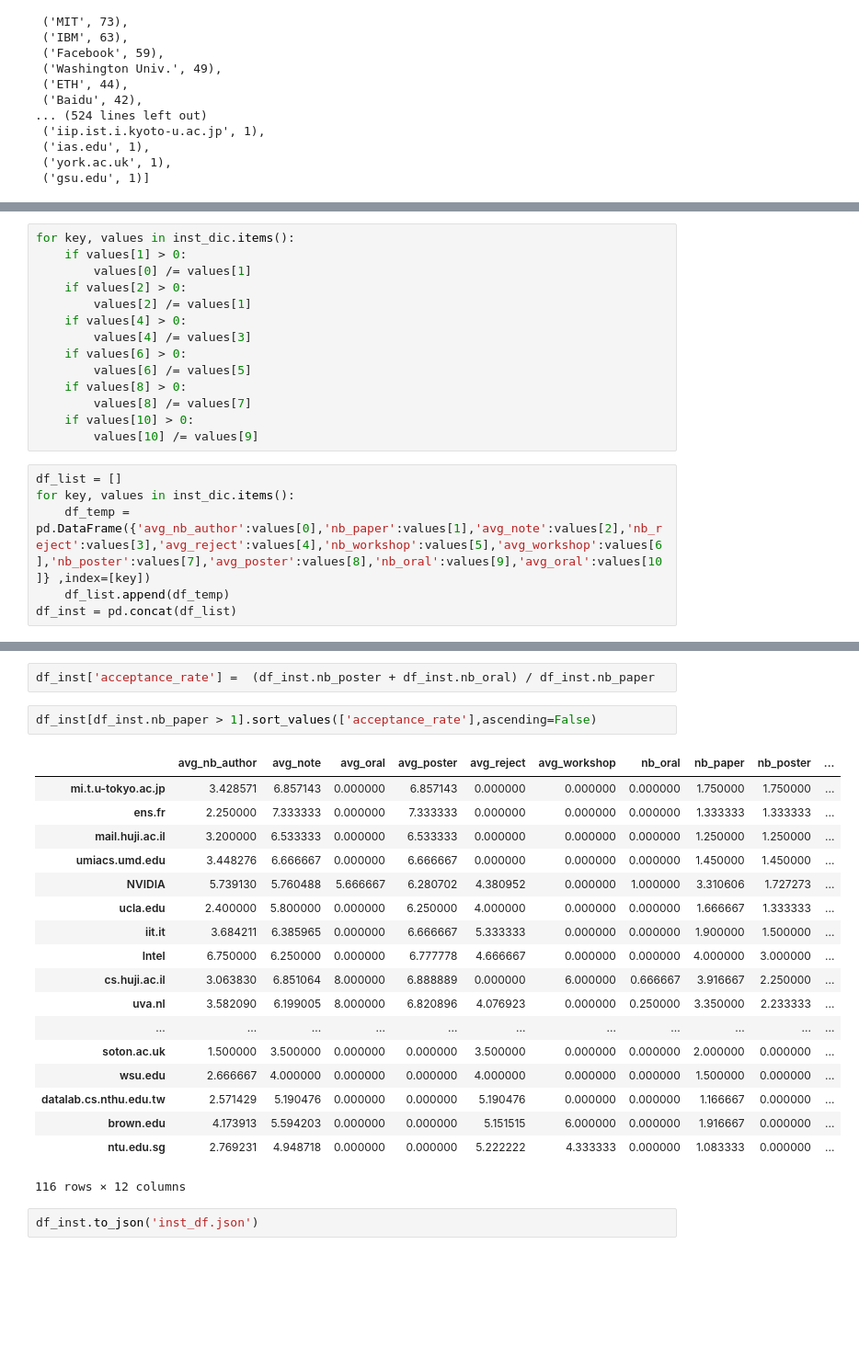
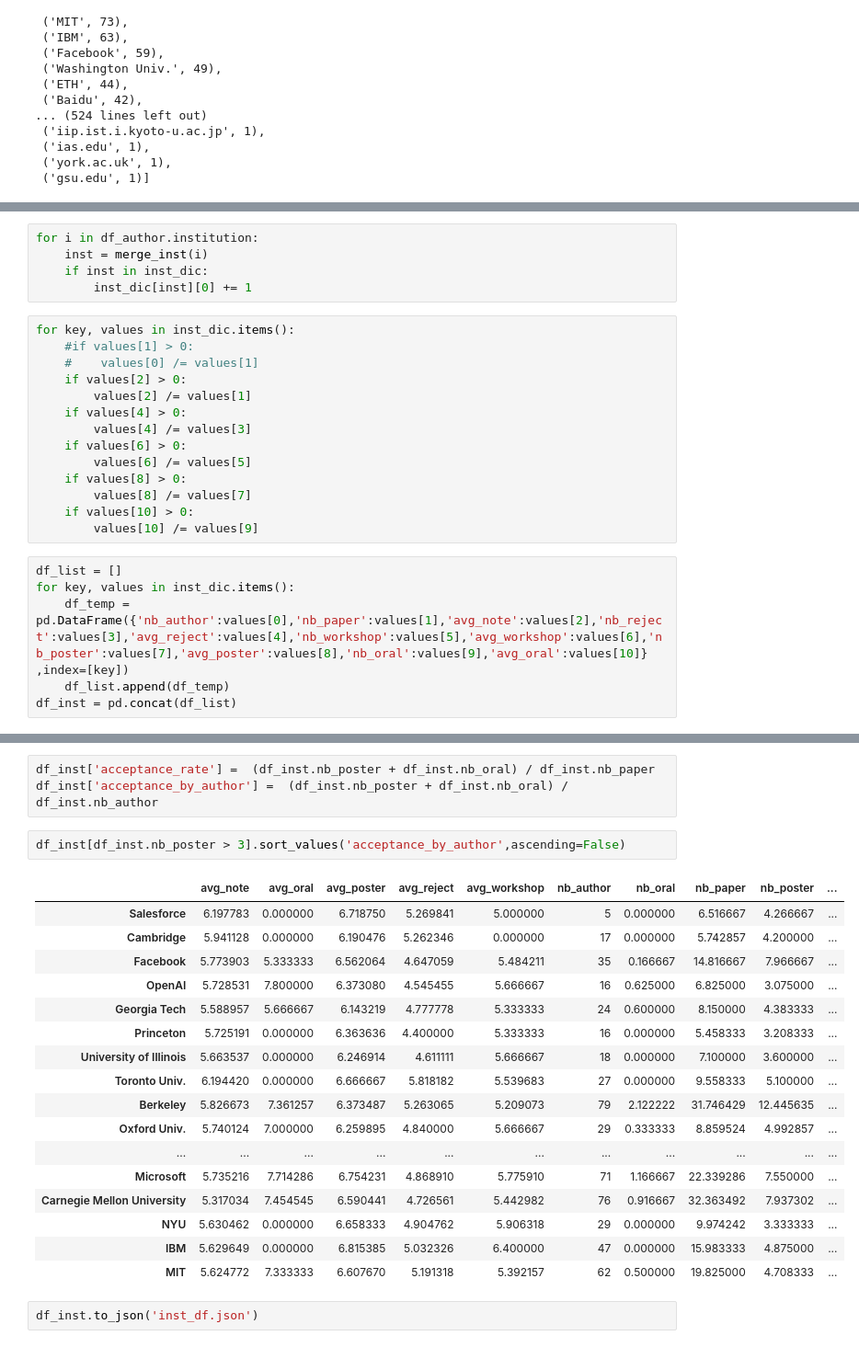
Before and after one commit to pajotarthur/ICLR_data, a Jupyter notebook: add_paper_origin.ipynb, the cells around one changed output, grey strips where cells are left out. Shown at 92% size. Saved outputs shown, nothing was run; the diff lists cells and outputs as text; blank space fills up the shorter version.

Commit message:
add data

```diff
--- a/add_paper_origin.ipynb
+++ b/add_paper_origin.ipynb
@@ -219,7 +250,12 @@ for inst_list,review, decision in zip(df.author,df.review, df.decision):
+# %%
+for i in df_author.institution:
+    inst = merge_inst(i)
+    if inst in inst_dic:
+        inst_dic[inst][0] += 1
 # %%
 for key, values in inst_dic.items():
-    if values[1] > 0:
-        values[0] /= values[1]
+    #if values[1] > 0:
+    #    values[0] /= values[1]
     if values[2] > 0:
         values[2] /= values[1]
     if values[4] > 0:
@@ -233,7 +269,7 @@ for key, values in inst_dic.items():
 # %%
 df_list = []
 for key, values in inst_dic.items():
-    df_temp = pd.DataFrame({'avg_nb_author':values[0],'nb_paper':values[1],'avg_note':values[2],'nb_reject':values[3],'avg_reject':values[4],'nb_workshop':values[5],'avg_workshop':values[6],'nb_poster':values[7],'avg_poster':values[8],'nb_oral':values[9],'avg_oral':values[10]} ,index=[key])
+    df_temp = pd.DataFrame({'nb_author':values[0],'nb_paper':values[1],'avg_note':values[2],'nb_reject':values[3],'avg_reject':values[4],'nb_workshop':values[5],'avg_workshop':values[6],'nb_poster':values[7],'avg_poster':values[8],'nb_oral':values[9],'avg_oral':values[10]} ,index=[key])
     df_list.append(df_temp)
 df_inst = pd.concat(df_list)
 # %%
@@ -302,26 +338,26 @@ df_inst.sort_values(['avg_nb_author'],ascending=False)
 # %%
 df_inst['acceptance_rate'] =  (df_inst.nb_poster + df_inst.nb_oral) / df_inst.nb_paper
+df_inst['acceptance_by_author'] =  (df_inst.nb_poster + df_inst.nb_oral) / df_inst.nb_author
 # %%
-df_inst[df_inst.nb_paper > 1].sort_values(['acceptance_rate'],ascending=False)
+df_inst[df_inst.nb_poster > 3].sort_values('acceptance_by_author',ascending=False)
 # %% [output]
-|  | avg_nb_author | avg_note | avg_oral | avg_poster | avg_reject | avg_workshop | nb_oral | nb_paper | nb_poster | ... |
-| mi.t.u-tokyo.ac.jp | 3.428571 | 6.857143 | 0.000000 | 6.857143 | 0.000000 | 0.000000 | 0.000000 | 1.750000 | 1.750000 | ... |
-| ens.fr | 2.250000 | 7.333333 | 0.000000 | 7.333333 | 0.000000 | 0.000000 | 0.000000 | 1.333333 | 1.333333 | ... |
-| mail.huji.ac.il | 3.200000 | 6.533333 | 0.000000 | 6.533333 | 0.000000 | 0.000000 | 0.000000 | 1.250000 | 1.250000 | ... |
-| umiacs.umd.edu | 3.448276 | 6.666667 | 0.000000 | 6.666667 | 0.000000 | 0.000000 | 0.000000 | 1.450000 | 1.450000 | ... |
-| NVIDIA | 5.739130 | 5.760488 | 5.666667 | 6.280702 | 4.380952 | 0.000000 | 1.000000 | 3.310606 | 1.727273 | ... |
-| ucla.edu | 2.400000 | 5.800000 | 0.000000 | 6.250000 | 4.000000 | 0.000000 | 0.000000 | 1.666667 | 1.333333 | ... |
-| iit.it | 3.684211 | 6.385965 | 0.000000 | 6.666667 | 5.333333 | 0.000000 | 0.000000 | 1.900000 | 1.500000 | ... |
-| Intel | 6.750000 | 6.250000 | 0.000000 | 6.777778 | 4.666667 | 0.000000 | 0.000000 | 4.000000 | 3.000000 | ... |
-| cs.huji.ac.il | 3.063830 | 6.851064 | 8.000000 | 6.888889 | 0.000000 | 6.000000 | 0.666667 | 3.916667 | 2.250000 | ... |
-| uva.nl | 3.582090 | 6.199005 | 8.000000 | 6.820896 | 4.076923 | 0.000000 | 0.250000 | 3.350000 | 2.233333 | ... |
+|  | avg_note | avg_oral | avg_poster | avg_reject | avg_workshop | nb_author | nb_oral | nb_paper | nb_poster | ... |
+| Salesforce | 6.197783 | 0.000000 | 6.718750 | 5.269841 | 5.000000 | 5 | 0.000000 | 6.516667 | 4.266667 | ... |
+| Cambridge | 5.941128 | 0.000000 | 6.190476 | 5.262346 | 0.000000 | 17 | 0.000000 | 5.742857 | 4.200000 | ... |
+| Facebook | 5.773903 | 5.333333 | 6.562064 | 4.647059 | 5.484211 | 35 | 0.166667 | 14.816667 | 7.966667 | ... |
+| OpenAI | 5.728531 | 7.800000 | 6.373080 | 4.545455 | 5.666667 | 16 | 0.625000 | 6.825000 | 3.075000 | ... |
+| Georgia Tech | 5.588957 | 5.666667 | 6.143219 | 4.777778 | 5.333333 | 24 | 0.600000 | 8.150000 | 4.383333 | ... |
+| Princeton | 5.725191 | 0.000000 | 6.363636 | 4.400000 | 5.333333 | 16 | 0.000000 | 5.458333 | 3.208333 | ... |
+| University of Illinois | 5.663537 | 0.000000 | 6.246914 | 4.611111 | 5.666667 | 18 | 0.000000 | 7.100000 | 3.600000 | ... |
+| Toronto Univ. | 6.194420 | 0.000000 | 6.666667 | 5.818182 | 5.539683 | 27 | 0.000000 | 9.558333 | 5.100000 | ... |
+| Berkeley | 5.826673 | 7.361257 | 6.373487 | 5.263065 | 5.209073 | 79 | 2.122222 | 31.746429 | 12.445635 | ... |
+| Oxford Univ. | 5.740124 | 7.000000 | 6.259895 | 4.840000 | 5.666667 | 29 | 0.333333 | 8.859524 | 4.992857 | ... |
 | ... | ... | ... | ... | ... | ... | ... | ... | ... | ... | ... |
-| soton.ac.uk | 1.500000 | 3.500000 | 0.000000 | 0.000000 | 3.500000 | 0.000000 | 0.000000 | 2.000000 | 0.000000 | ... |
-| wsu.edu | 2.666667 | 4.000000 | 0.000000 | 0.000000 | 4.000000 | 0.000000 | 0.000000 | 1.500000 | 0.000000 | ... |
-| datalab.cs.nthu.edu.tw | 2.571429 | 5.190476 | 0.000000 | 0.000000 | 5.190476 | 0.000000 | 0.000000 | 1.166667 | 0.000000 | ... |
-| brown.edu | 4.173913 | 5.594203 | 0.000000 | 0.000000 | 5.151515 | 6.000000 | 0.000000 | 1.916667 | 0.000000 | ... |
-| ntu.edu.sg | 2.769231 | 4.948718 | 0.000000 | 0.000000 | 5.222222 | 4.333333 | 0.000000 | 1.083333 | 0.000000 | ... |
+| Microsoft | 5.735216 | 7.714286 | 6.754231 | 4.868910 | 5.775910 | 71 | 1.166667 | 22.339286 | 7.550000 | ... |
+| Carnegie Mellon University | 5.317034 | 7.454545 | 6.590441 | 4.726561 | 5.442982 | 76 | 0.916667 | 32.363492 | 7.937302 | ... |
+| NYU | 5.630462 | 0.000000 | 6.658333 | 4.904762 | 5.906318 | 29 | 0.000000 | 9.974242 | 3.333333 | ... |
+| IBM | 5.629649 | 0.000000 | 6.815385 | 5.032326 | 6.400000 | 47 | 0.000000 | 15.983333 | 4.875000 | ... |
+| MIT | 5.624772 | 7.333333 | 6.607670 | 5.191318 | 5.392157 | 62 | 0.500000 | 19.825000 | 4.708333 | ... |
-116 rows × 12 columns
 # %%
 df_inst.to_json('inst_df.json')
 # %%
```
Also changed, not shown: parts of 7 cells of this notebook, 2 other files.
